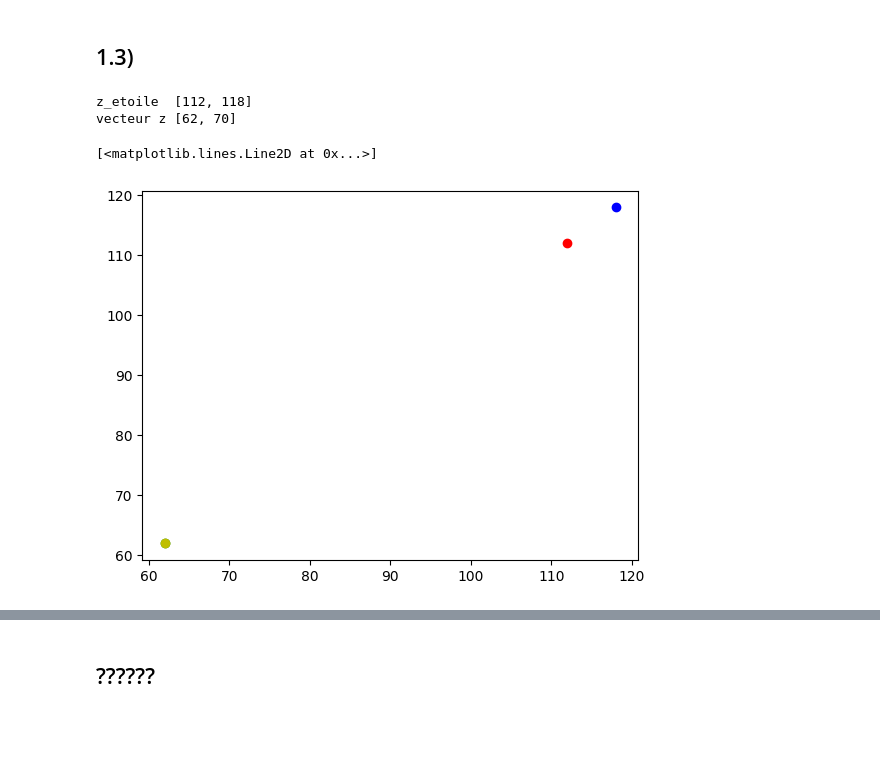
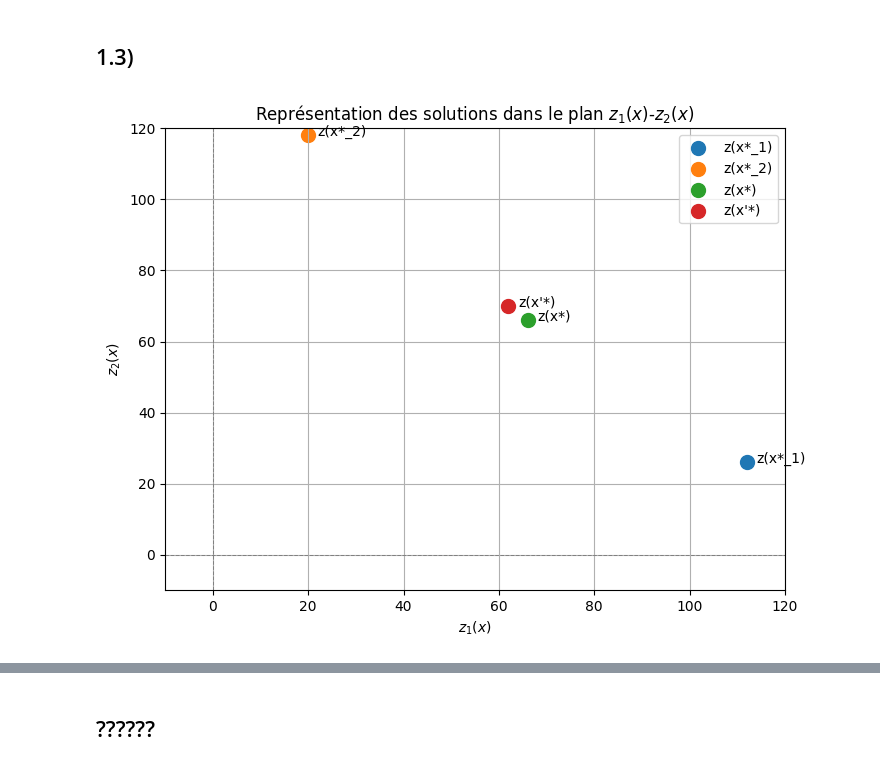
Before and after one commit to atg205/SuperOptimizer, a Jupyter notebook: Ex1.ipynb, the cells around one changed output, grey strips where cells are left out. Saved outputs shown, nothing was run; the diff lists cells and outputs as text; code cells hidden in the pictures; blank space fills up the shorter version.

```diff
--- a/Ex1.ipynb
+++ b/Ex1.ipynb
@@ -112,14 +113,32 @@ sol_regret
 # %% [markdown]
 ## 1.3)
-# %%
-print("z_etoile ", z_etoile)
-print("vecteur z", sol_regret['vecteur_z'])
-plt.plot(z_etoile[0],z_etoile[0],'ro')
-plt.plot(z_etoile[1],z_etoile[1],'bo')
-plt.plot(sol_regret['vecteur_z'][0],sol_regret['vecteur_z'][0], 'go')
-plt.plot(sol_regret['vecteur_z'][0],sol_regret['vecteur_z'][0], 'yo')
-# %% [output]
-z_etoile  [112, 118]
-vecteur z [62, 70]
-[<matplotlib.lines.Line2D at 0x...>]
-[figure, removed]
+# %%
+
+# Points dans le plan z1-z2
+points = {
+    "z(x*_1)": (112, 26),
+    "z(x*_2)": (20, 118),
+    "z(x*)": (66, 66),
+    "z(x'*)": (62, 70)
+}
+
+# Tracer les points
+plt.figure(figsize=(8, 6))
+for label, (z1, z2) in points.items():
+    plt.scatter(z1, z2, label=label, s=100)  # Point
+    plt.text(z1 + 2, z2, label, fontsize=10)  # Étiquette
+
+# Ajustements de l'affichage
+plt.axhline(0, color="gray", linestyle="--", linewidth=0.7)
+plt.axvline(0, color="gray", linestyle="--", linewidth=0.7)
+plt.xlim(-10, 120)
+plt.ylim(-10, 120)
+plt.xlabel("$z_1(x)$")
+plt.ylabel("$z_2(x)$")
+plt.title("Représentation des solutions dans le plan $z_1(x)$-$z_2(x)$")
+plt.grid(True)
+plt.legend()
+plt.savefig("figures/z1_z2_representation.svg", bbox_inches="tight")
+plt.show()
+# %% [output]
+[figure, added]
```
Also changed, not shown: parts of 6 cells of this notebook, 19 other files.
